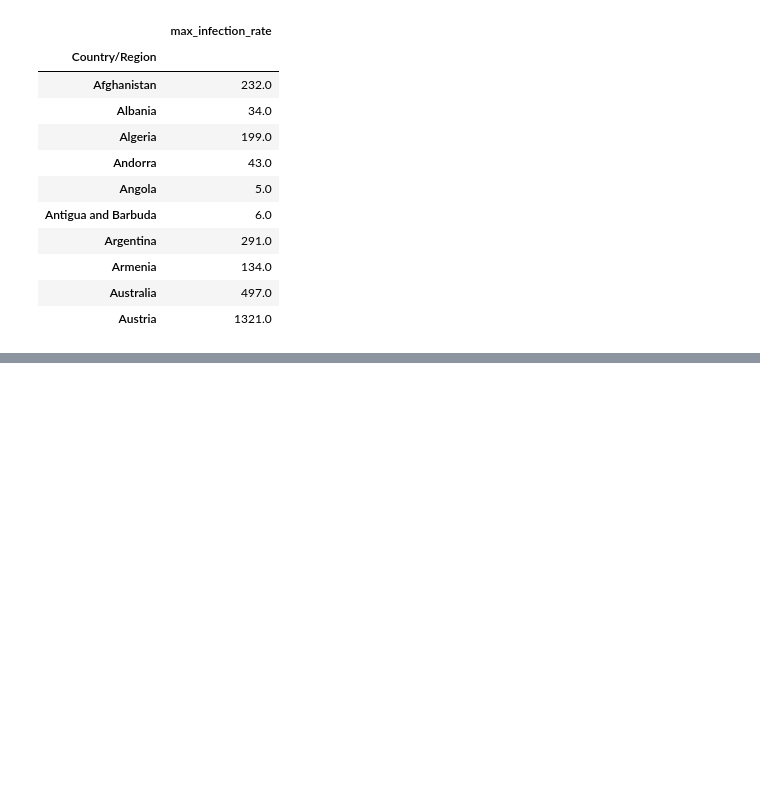
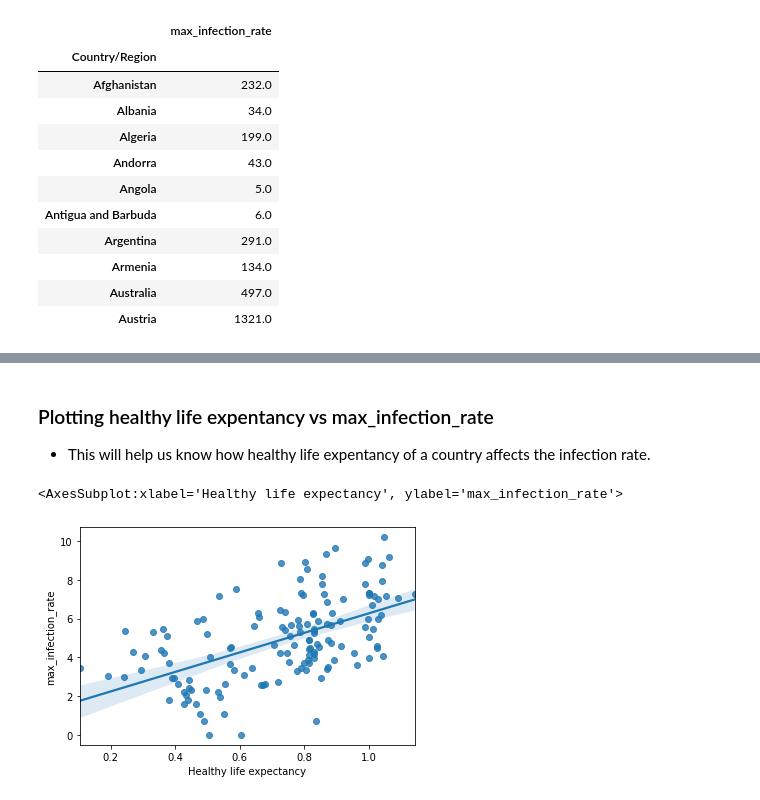
Before and after one commit to Thunderbolt9/Covid_19-analysis, a Jupyter notebook: Covid 19 data analysis using python.ipynb, the cells around one changed output, grey strips where cells are left out. Saved outputs shown, nothing was run; the diff lists cells and outputs as text; code cells hidden in the pictures; blank space fills up the shorter version.

```diff
--- a/Covid 19 data analysis using python.ipynb
+++ b/Covid 19 data analysis using python.ipynb
@@ -142,0 +256,10 @@ corona_max_infection_data.head(10)
+# %% [markdown]
+### Plotting healthy life expentancy vs  max_infection_rate
+- This will help us know how healthy life expentancy of a country affects the infection rate.
+# %%
+x = data["Healthy life expectancy"]
+y = data["max_infection_rate"]
+sns.regplot(x,np.log(y))
+# %% [output]
+<AxesSubplot:xlabel='Healthy life expectancy', ylabel='max_infection_rate'>
+[figure, added]
```
Also changed, not shown: parts of 18 cells of this notebook.
